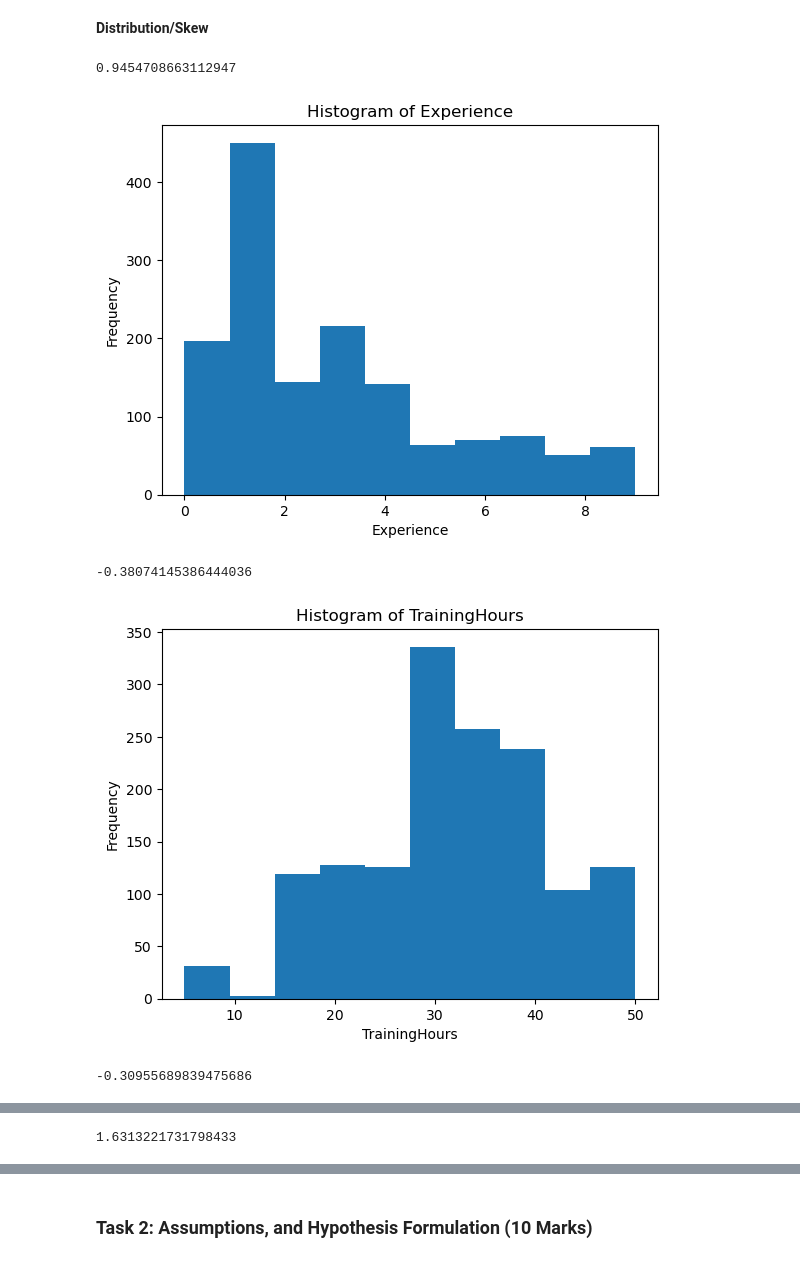
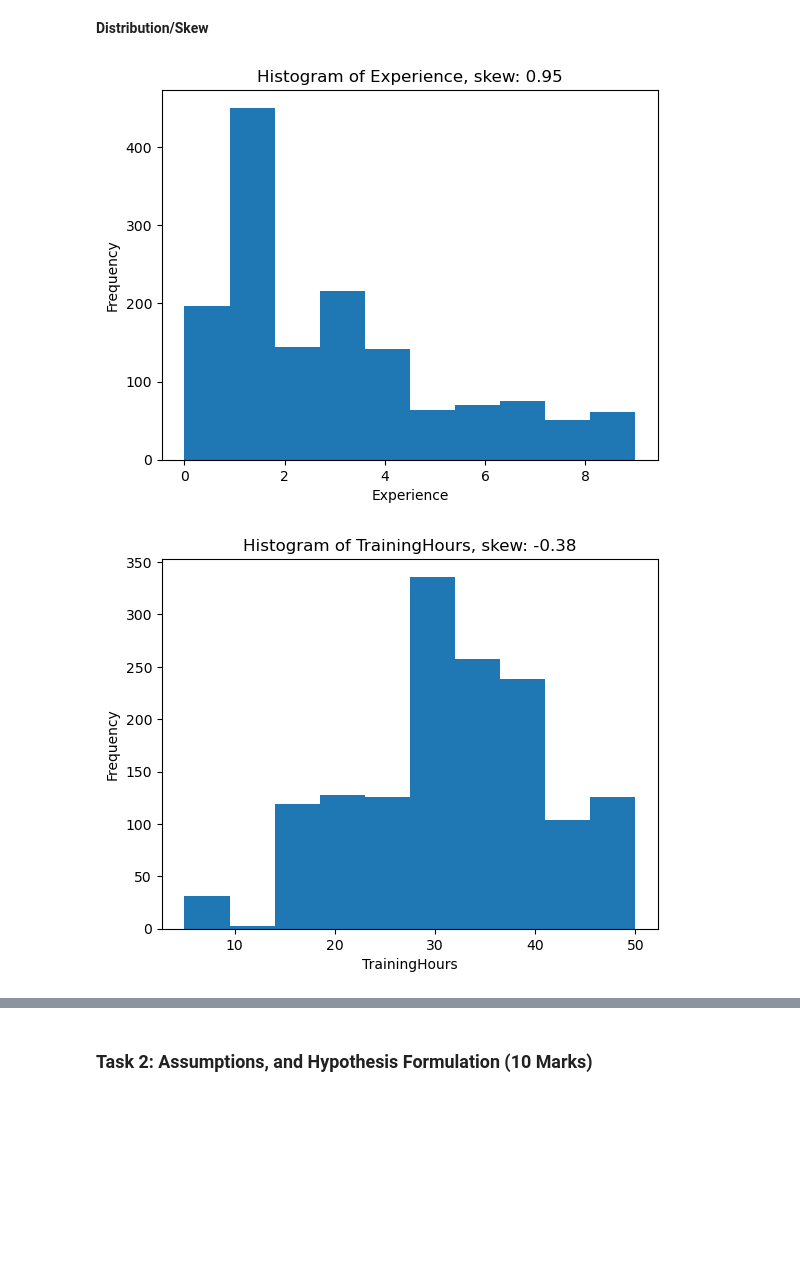
Before and after one commit to lroygard/DataAnalysis, a Jupyter notebook: DataAnalysis.ipynb, the cells around one changed output, grey strips where cells are left out. Cells and saved outputs as stored; diff of their text form; code cells hidden in the pictures; blank space fills up the shorter version.

```diff
--- a/DataAnalysis.ipynb
+++ b/DataAnalysis.ipynb
@@ -48,19 +48,14 @@ df.describe()
 # %%
 # Data Distribution
 numerical_columns = ['Experience', 'TrainingHours', 'PerformanceRating', 'Salary']
 for column in numerical_columns:
     skewness = df[column].skew()
-    print(skewness)
-
     # Plot
     plt.hist(df[column].dropna(), bins=10)
-    plt.title(f'Histogram of {column}')
+    plt.title(f'Histogram of {column}, skew: {round(skewness, 2)}')
     plt.xlabel(column)
     plt.ylabel('Frequency')
     plt.show()
 # %% [output]
-0.9454708663112947
-[figure, old version]
+[figure, new version]
--0.38074145386444036
-[figure, old version]
+[figure, new version]
--0.30955689839475686
@@ -68 +62,0 @@ for column in numerical_columns:
-1.6313221731798433
```
Also changed, not shown: parts of 3 cells of this notebook.
